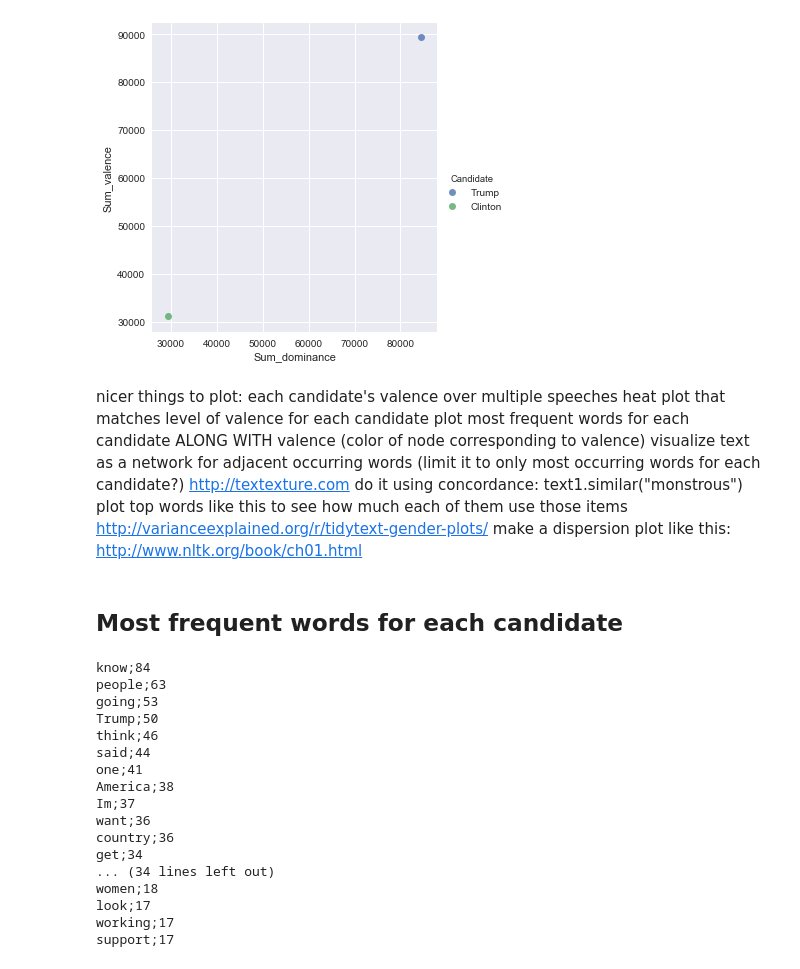
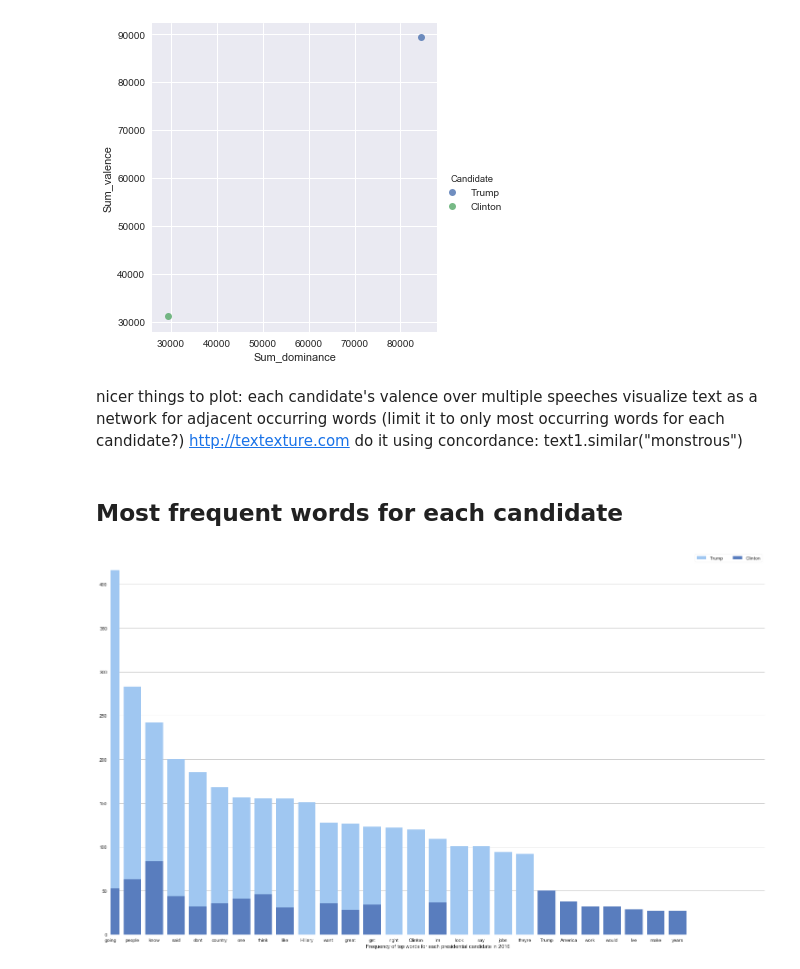
Before and after one commit to peachypunk/NLTK_Final_Project, a Jupyter notebook: nltk politics final code.ipynb, the cells around one changed output. Cells and saved outputs as stored; diff of their text form; code cells hidden in the pictures.

Commit message:
Add files via upload
awesome new plot! valence plot is still in progress though

```diff
--- a/nltk politics final code.ipynb
+++ b/nltk politics final code.ipynb
@@ -290,43 +290,48 @@ sns.lmplot('Sum_dominance', 'Sum_valence', data, hue = 'Candidate', fit_reg=Fals
 # %% [markdown]
 nicer things to plot:
     each candidate's valence over multiple speeches
-    heat plot that matches level of valence for each candidate
-    plot most frequent words for each candidate ALONG WITH valence (color of node corresponding to valence)
     visualize text as a network for adjacent occurring words (limit it to only most occurring words for each candidate?) http://textexture.com  do it using concordance: text1.similar("monstrous")
-    plot top words like this to see how much each of them use those items http://varianceexplained.org/r/tidytext-gender-plots/
-    make a dispersion plot like this: http://www.nltk.org/book/ch01.html
 # %% [markdown]
 ## Most frequent words for each candidate
-# %%
-# Calculate frequency distribution
-clinton_fdist = nltk.FreqDist(clean_clinton)
-
-# Output top 50 words
-for word, frequency in clinton_fdist.most_common(50):
-    print(u'{};{}'.format(word, frequency))
-#look at the most frequent words for Hillary made me realize that it could also be interesting
-#to examine how often each candidate overtly referred to their opponent across speeches
-
-trump_fdist = nltk.FreqDist(clean_trump)
-
-# Output top 50 words
-# for word, frequency in trump_fdist.most_common(50):
-#     print(u'{};{}'.format(word, frequency))
-# %% [output]
-know;84
-people;63
-going;53
-Trump;50
-think;46
-said;44
-one;41
-America;38
-Im;37
-want;36
-country;36
-get;34
-... (34 lines left out)
-women;18
-look;17
-working;17
-support;17
+# %%
+# Calculate frequency distribution
+clinton_fdist = nltk.FreqDist(clean_clinton)
+top20clinton = pd.DataFrame(clinton_fdist.most_common(20))
+top20clinton.columns = ['Word', 'frequency']
+
+trump_fdist = nltk.FreqDist(clean_trump)
+trump_fdist.most_common(20)
+top20trump = pd.DataFrame(trump_fdist.most_common(20))
+top20trump.columns = ['Word', 'frequency']
+# %%
+#top 20 words for both candidates in one dataframe
+top20words = pd.merge(top20trump, top20clinton, on='Word', how='outer')
+top20words.columns = ['Word', 'frequency_trump', 'frequency_clinton']
+# %%
+#plot top words for both candidates to see how much each person used those words
+import seaborn as sns
+import matplotlib.pyplot as plt
+sns.set(style="whitegrid")
+
+# Initialize the matplotlib figure
+f, ax = plt.subplots(figsize=(25, 15))
+
+# Load the example car crash dataset
+
+# Plot the top word frequency for Trump
+sns.set_color_codes("pastel")
+sns.barplot(x="Word", y="frequency_trump", data=top20words,
+            label="Trump", color="b")
+
+#Plot the top word frequency for Clinton
+sns.set_color_codes("muted")
+sns.barplot(x="Word", y="frequency_clinton", data=top20words,
+            label="Clinton", color="b")
+
+# Add a legend and informative axis label
+ax.legend(ncol=2, loc="upper right", frameon=True)
+ax.set(xlim=(0, 30), ylabel="",
+       xlabel="Frequency of top words for each presidential candidate in 2016")
+sns.despine(left=True, bottom=True)
+# %% [output]
+[figure, added]
```
Also changed, not shown: parts of 3 cells of this notebook.
